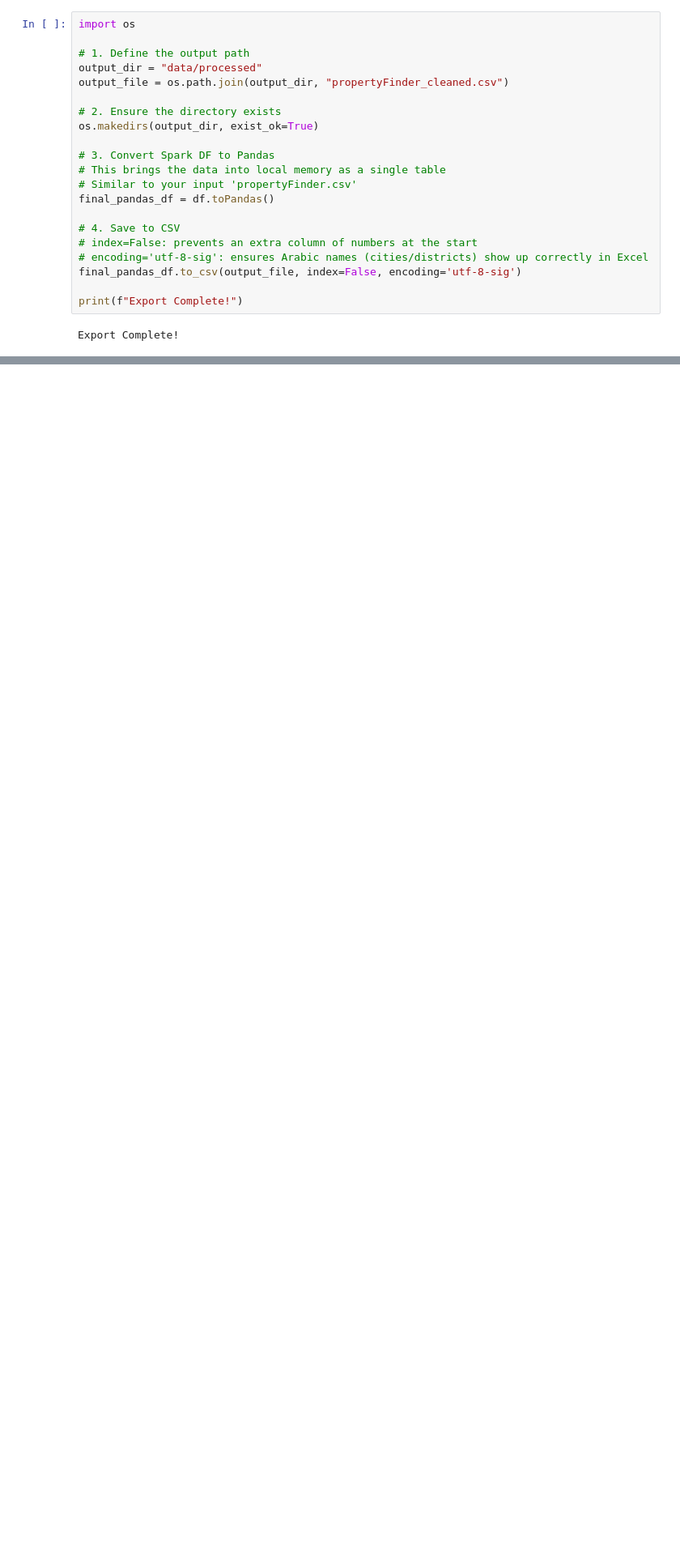
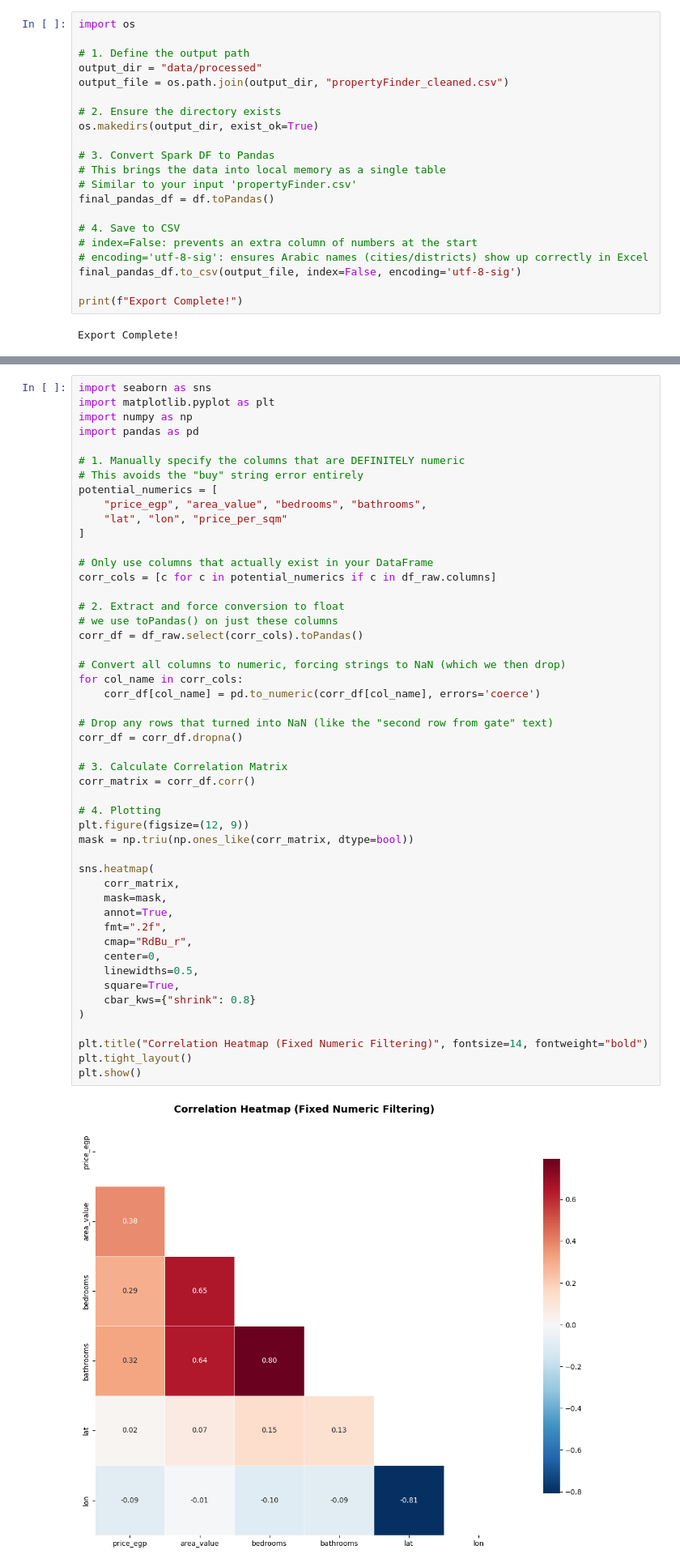
Before and after one commit to ayahalshahidd/Egypt_Property_Prices, a Jupyter notebook: real_estate_eda.ipynb, the cells around one changed output, grey strips where cells are left out. Shown at 81% size. Saved outputs shown, nothing was run; the diff lists cells and outputs as text; blank space fills up the shorter version.

```diff
--- a/real_estate_eda.ipynb
+++ b/real_estate_eda.ipynb
@@ -420,0 +611,51 @@ Export Complete!
+# %%
+import seaborn as sns
+import matplotlib.pyplot as plt
+import numpy as np
+import pandas as pd
+
+# 1. Manually specify the columns that are DEFINITELY numeric
+# This avoids the "buy" string error entirely
+potential_numerics = [
+    "price_egp", "area_value", "bedrooms", "bathrooms",
+    "lat", "lon", "price_per_sqm"
+]
+
+# Only use columns that actually exist in your DataFrame
+corr_cols = [c for c in potential_numerics if c in df_raw.columns]
+
+# 2. Extract and force conversion to float
+# we use toPandas() on just these columns
+corr_df = df_raw.select(corr_cols).toPandas()
+
+# Convert all columns to numeric, forcing strings to NaN (which we then drop)
+for col_name in corr_cols:
+    corr_df[col_name] = pd.to_numeric(corr_df[col_name], errors='coerce')
+
+# Drop any rows that turned into NaN (like the "second row from gate" text)
+corr_df = corr_df.dropna()
+
+# 3. Calculate Correlation Matrix
+corr_matrix = corr_df.corr()
+
+# 4. Plotting
+plt.figure(figsize=(12, 9))
+mask = np.triu(np.ones_like(corr_matrix, dtype=bool))
+
+sns.heatmap(
+    corr_matrix,
+    mask=mask,
+    annot=True,
+    fmt=".2f",
+    cmap="RdBu_r",
+    center=0,
+    linewidths=0.5,
+    square=True,
+    cbar_kws={"shrink": 0.8}
+)
+
+plt.title("Correlation Heatmap (Fixed Numeric Filtering)", fontsize=14, fontweight="bold")
+plt.tight_layout()
+plt.show()
+# %% [output]
+[figure, added]
```
Also changed, not shown: parts of 17 cells of this notebook.
